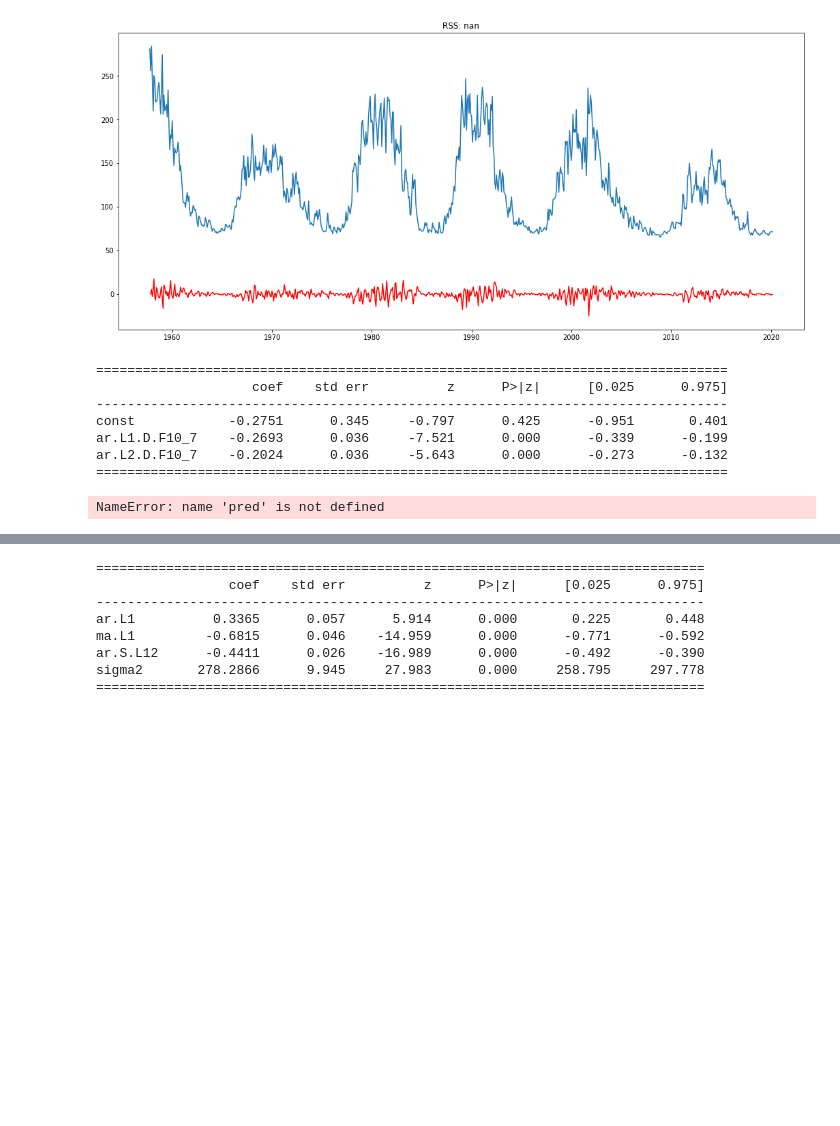
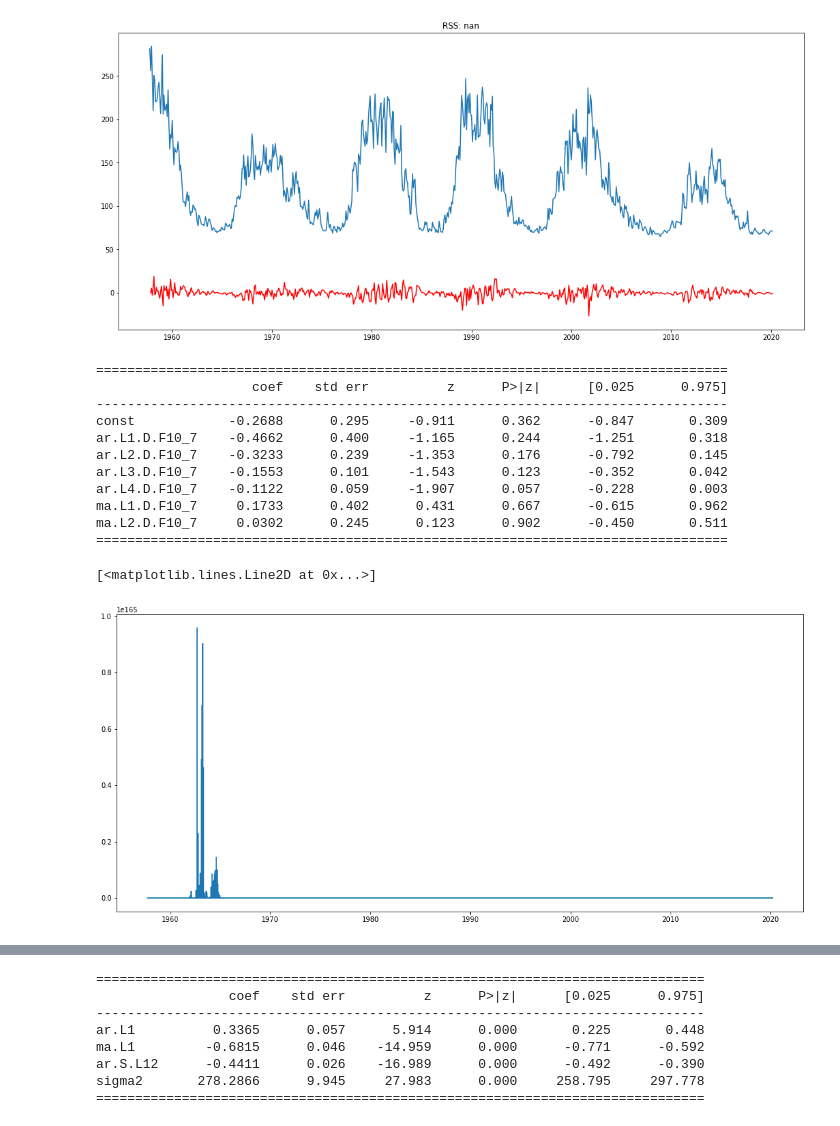
Before and after one commit to heatherholcomb/EffectsOfSpaceWeather, a Jupyter notebook: EffectsOfSpaceWeather_Predictions.ipynb, the cells around one changed output, grey strips where cells are left out. Saved outputs shown, nothing was run; the diff lists cells and outputs as text; code cells hidden in the pictures; blank space fills up the shorter version.

```diff
--- a/EffectsOfSpaceWeather_Predictions.ipynb
+++ b/EffectsOfSpaceWeather_Predictions.ipynb
@@ -541,7 +559,7 @@ plt.show()
 # %% [markdown]
 ## ARIMA Model
 # %%
-modelArima = ARIMA(y, order=(2,1,0))
+modelArima = ARIMA(y, order=(4,1,2))
 results_AR_F107 = modelArima.fit(disp=-1)
 plt.plot(y)
 plt.plot(results_AR_F107.fittedvalues, color='red')
@@ -555,28 +573,22 @@ print(results_AR_F107.summary().tables[1])
 =================================================================================
                     coef    std err          z      P>|z|      [0.025      0.975]
 ---------------------------------------------------------------------------------
-const            -0.2751      0.345     -0.797      0.425      -0.951       0.401
-ar.L1.D.F10_7    -0.2693      0.036     -7.521      0.000      -0.339      -0.199
-ar.L2.D.F10_7    -0.2024      0.036     -5.643      0.000      -0.273      -0.132
+const            -0.2688      0.295     -0.911      0.362      -0.847       0.309
+ar.L1.D.F10_7    -0.4662      0.400     -1.165      0.244      -1.251       0.318
+ar.L2.D.F10_7    -0.3233      0.239     -1.353      0.176      -0.792       0.145
+ar.L3.D.F10_7    -0.1553      0.101     -1.543      0.123      -0.352       0.042
+ar.L4.D.F10_7    -0.1122      0.059     -1.907      0.057      -0.228       0.003
+ma.L1.D.F10_7     0.1733      0.402      0.431      0.667      -0.615       0.962
+ma.L2.D.F10_7     0.0302      0.245      0.123      0.902      -0.450       0.511
 =================================================================================
-# %%
-pred_ci = pred.conf_int()
-ax = y['2000':].plot(label='observed')
-pred.predicted_mean.plot(ax=ax, label='One-step ahead Forecast', alpha=.7, figsize=(14, 7))
-ax.fill_between(pred_ci.index,
-                pred_ci.iloc[:, 0],
-                pred_ci.iloc[:, 1], color='k', alpha=.2)
-ax.set_xlabel('Date')
-ax.set_ylabel('F10.7 Values')
-plt.legend()
-plt.show()
-
-pred_AR_F107 = results_AR_F107.predict()
-ax = y['2000':].plot(label='observed')
-pred_AR_F107.predicted_mean.plot(ax=ax, label='One-step ahead Forecast', alpha=.7, figsize=(14, 7))
-ax.set_xlabel('Date')
-ax.set_ylabel('F10.7 Values')
-plt.legend()
-plt.show()
-# %% [output]
-NameError: name 'pred' is not defined
+# %%
+predictions_ARIMA_diff = pd.Series(results_AR_F107.fittedvalues, copy=True)
+predictions_ARIMA_diff_cumsum = predictions_ARIMA_diff.cumsum()
+predictions_ARIMA_log = pd.Series(dfF107Pred['F10_7'].iloc[0], index=dfF107Pred.index)
+predictions_ARIMA_log = predictions_ARIMA_log.add(predictions_ARIMA_diff_cumsum, fill_value=0)
+predictions_ARIMA = np.exp(predictions_ARIMA_log)
+plt.plot(dfF107Pred)
+plt.plot(predictions_ARIMA)
+# %% [output]
+[<matplotlib.lines.Line2D at 0x...>]
+[figure, added]
```
Also changed, not shown: parts of 5 cells of this notebook.
